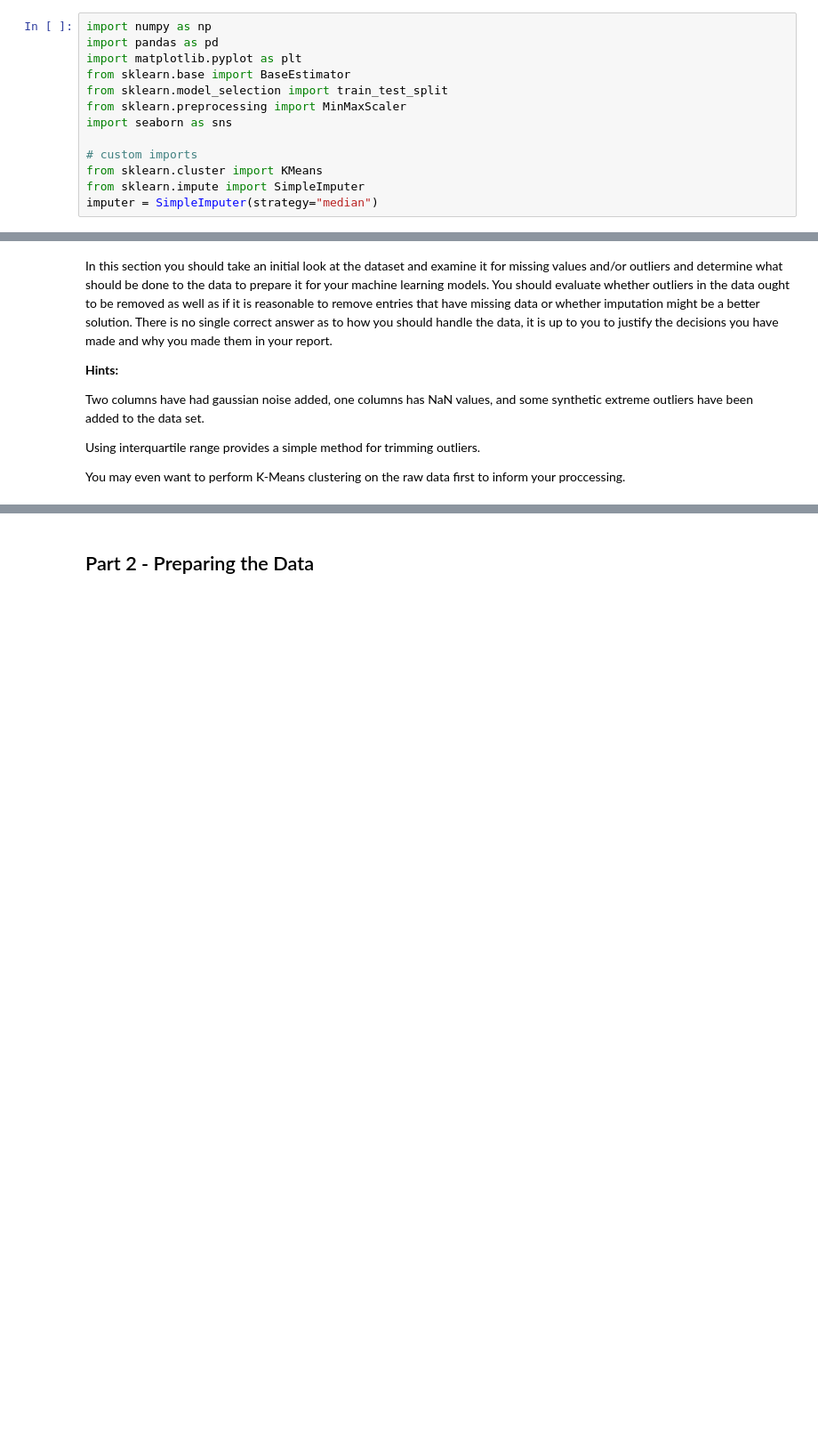
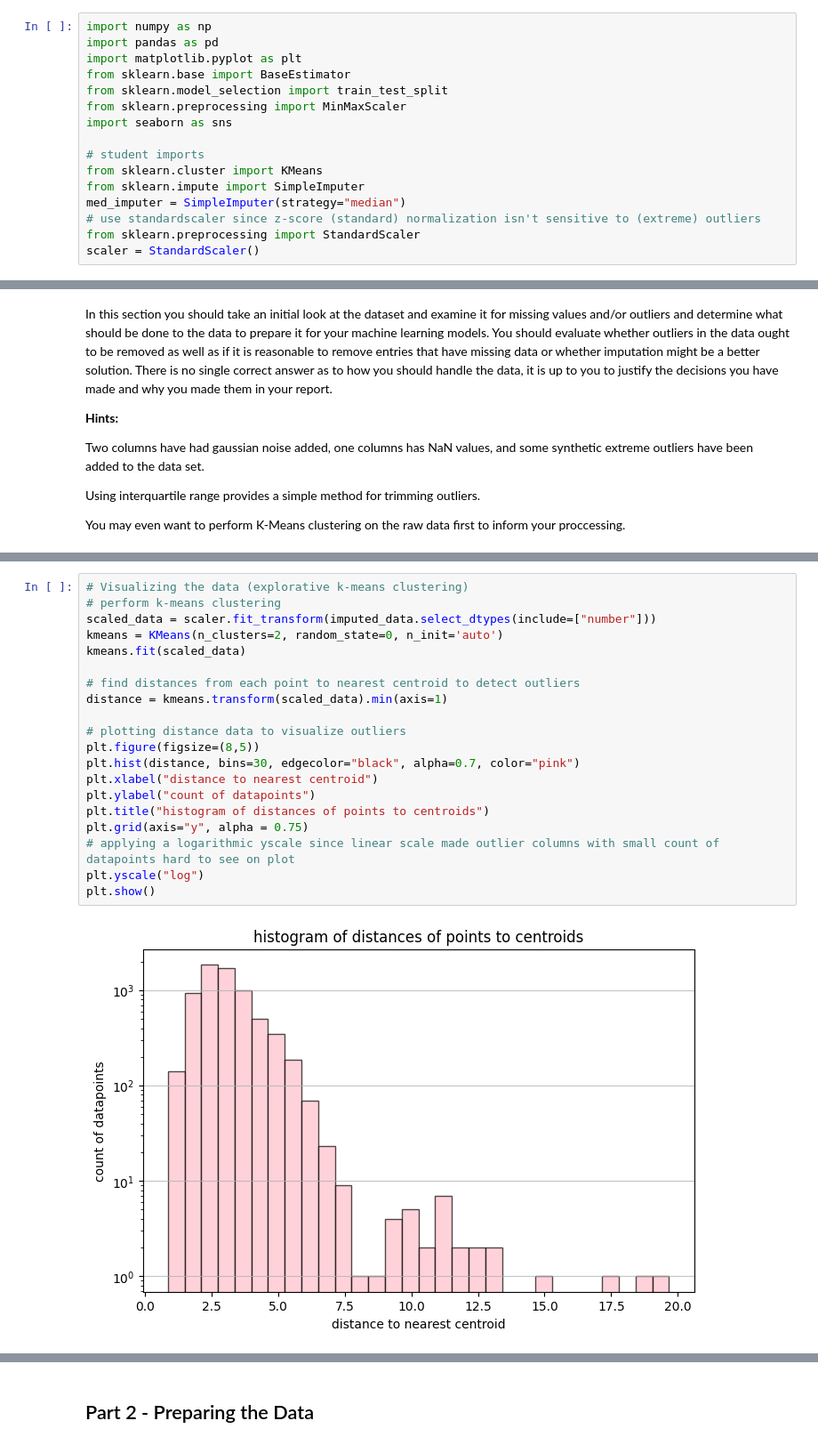
Before and after one commit to Joe-Bresee/data-mining, a Jupyter notebook: a1/Data_Mining_Assignment_1_post.ipynb, the cells around one changed output, grey strips where cells are left out. Shown at 89% size. Saved outputs shown, nothing was run; the diff lists cells and outputs as text; blank space fills up the shorter version.

```diff
--- a/a1/Data_Mining_Assignment_1_post.ipynb
+++ b/a1/Data_Mining_Assignment_1_post.ipynb
@@ -18,10 +18,13 @@ from sklearn.model_selection import train_test_split
 from sklearn.preprocessing import MinMaxScaler
 import seaborn as sns
 
-# custom imports
+# student imports
 from sklearn.cluster import KMeans
 from sklearn.impute import SimpleImputer
-imputer = SimpleImputer(strategy="median")
+med_imputer = SimpleImputer(strategy="median")
+# use standardscaler since z-score (standard) normalization isn't sensitive to (extreme) outliers
+from sklearn.preprocessing import StandardScaler
+scaler = StandardScaler()
 # %% [markdown]
 ## Part 1 - Initial Data Exploration
 # %% [markdown]
@@ -88,0 +91,22 @@ dtype: float64
+# %%
+# Visualizing the data (explorative k-means clustering)
+# perform k-means clustering
+scaled_data = scaler.fit_transform(imputed_data.select_dtypes(include=["number"]))
+kmeans = KMeans(n_clusters=2, random_state=0, n_init='auto')
+kmeans.fit(scaled_data)
+
+# find distances from each point to nearest centroid to detect outliers
+distance = kmeans.transform(scaled_data).min(axis=1)
+
+# plotting distance data to visualize outliers
+plt.figure(figsize=(8,5))
+plt.hist(distance, bins=30, edgecolor="black", alpha=0.7, color="pink")
+plt.xlabel("distance to nearest centroid")
+plt.ylabel("count of datapoints")
+plt.title("histogram of distances of points to centroids")
+plt.grid(axis="y", alpha = 0.75)
+# applying a logarithmic yscale since linear scale made outlier columns with small count of datapoints hard to see on plot
+plt.yscale("log")
+plt.show()
+# %% [output]
+[figure, added]
```
Also changed, not shown: parts of 8 cells of this notebook, 1 other file.
